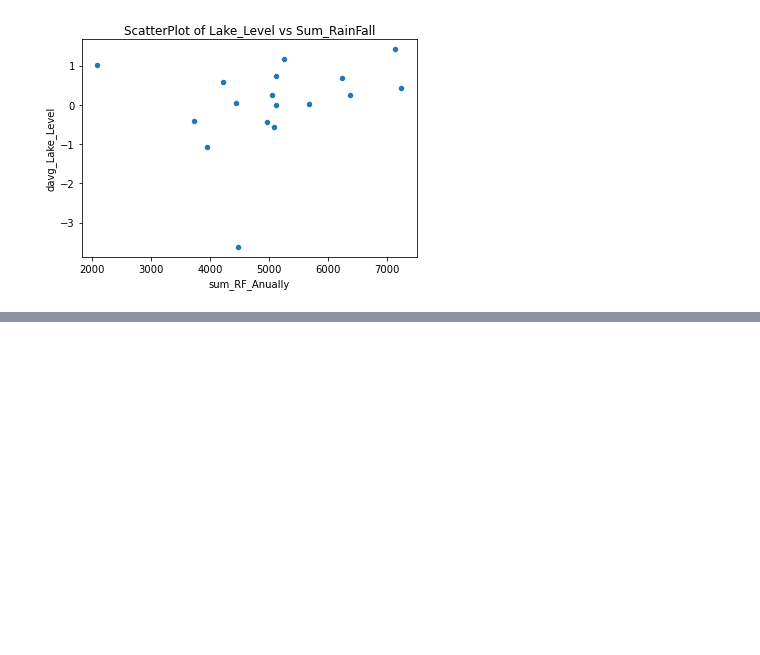
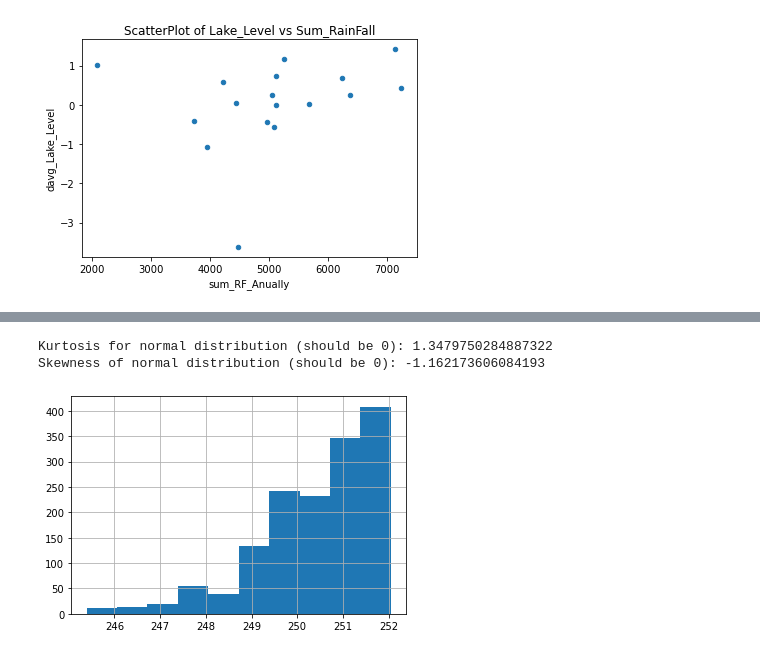
Before and after one commit to benuh/MATH189A_FINAL, a Jupyter notebook: FinalReport.ipynb, the cells around one changed output, grey strips where cells are left out. Saved outputs shown, nothing was run; the diff lists cells and outputs as text; code cells hidden in the pictures; blank space fills up the shorter version.

```diff
--- a/FinalReport.ipynb
+++ b/FinalReport.ipynb
@@ -269,0 +366,9 @@ Q1data.plot.scatter(title='ScatterPlot of Lake_Level vs Sum_RainFall',x="sum_RF_
+# %%
+Lake_Bilancino_Cut[Lake_Bilancino_Cut.Season == 'Summer'].Lake_Level.hist()
+Summer_Lake_Level = Lake_Bilancino_Cut[Lake_Bilancino_Cut.Season == 'Summer'].Lake_Level
+print( '\nKurtosis for normal distribution (should be 0):', kurtosis(Summer_Lake_Level))
+print( 'Skewness of normal distribution (should be 0): {}'.format(skew(Summer_Lake_Level)))
+# %% [output]
+Kurtosis for normal distribution (should be 0): 1.3479750284887322
+Skewness of normal distribution (should be 0): -1.162173606084193
+[figure, added]
```
Also changed, not shown: parts of 28 cells of this notebook, 8 other files.
